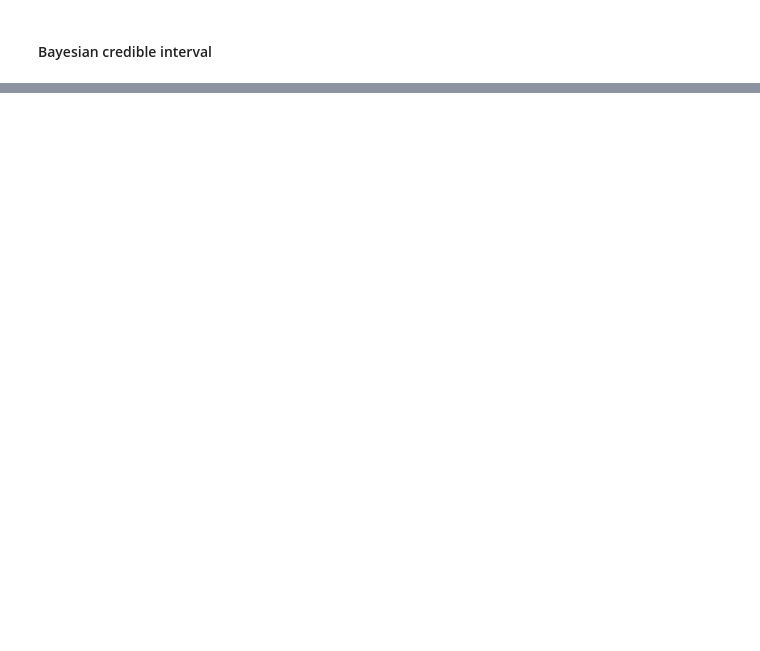
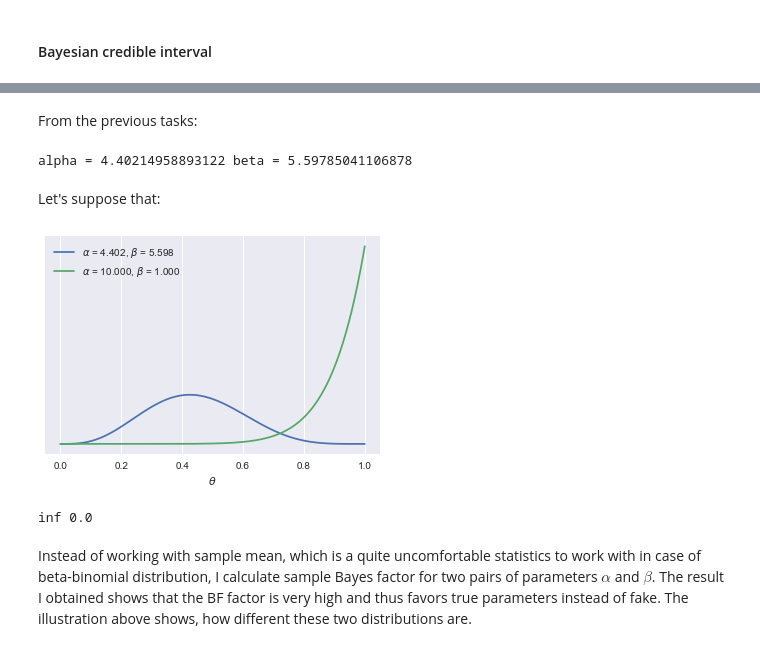
Before and after one commit to Beatrice-Rim/share_git, a Jupyter notebook: Biostatistics_Homework_1_2_3.ipynb, the cells around one changed output, grey strips where cells are left out. Saved outputs shown, nothing was run; the diff lists cells and outputs as text; code cells hidden in the pictures; blank space fills up the shorter version.

```diff
--- a/Biostatistics_Homework_1_2_3.ipynb
+++ b/Biostatistics_Homework_1_2_3.ipynb
@@ -465,0 +468,35 @@ plt.show()
+# %% [markdown]
+From the previous tasks:
+# %%
+print('alpha =', alpha, 'beta =', beta)
+# %% [output]
+alpha = 4.40214958893122 beta = 5.59785041106878
+# %% [markdown]
+Let's suppose that:
+# %%
+#alternative
+alpha_1 = 10
+beta_1 = 1
+# %%
+priors = ((alpha, beta), (alpha_1, beta_1))
+# %%
+for a, b in priors:
+    distri = scipy.stats.beta(a, b)
+    x = np.linspace(0, 1, 300)
+    x_pdf = distri.pdf(x)
+    plt.plot(x, x_pdf, label=fr"$\alpha$ = {a:.3f}, $\beta$ = {b:.3f}")
+    plt.yticks([])
+    plt.xlabel("$\\theta$")
+    plt.legend()
+# %% [output]
+[figure, added]
+# %%
+llh0 = betabinom.logpmf(data, n=new_n, a=priors[0][0], b=priors[0][1]).sum()
+llh1 = betabinom.logpmf(data, n=new_n, a=priors[1][0], b=priors[1][1]).sum()
+
+BF = np.exp(llh0-llh1)
+print(round(BF, 3), round(1/BF, 3))
+# %% [output]
+inf 0.0
+# %% [markdown]
+Instead of working with sample mean, which is a quite uncomfortable statistics to work with in case of beta-binomial distribution, I calculate sample Bayes factor for two pairs of parameters $\alpha$ and $\beta$. The result I obtained shows that the BF factor is very high and thus favors true parameters instead of fake. The illustration above shows, how different these two distributions are.
```
Also changed, not shown: parts of 19 cells of this notebook.
